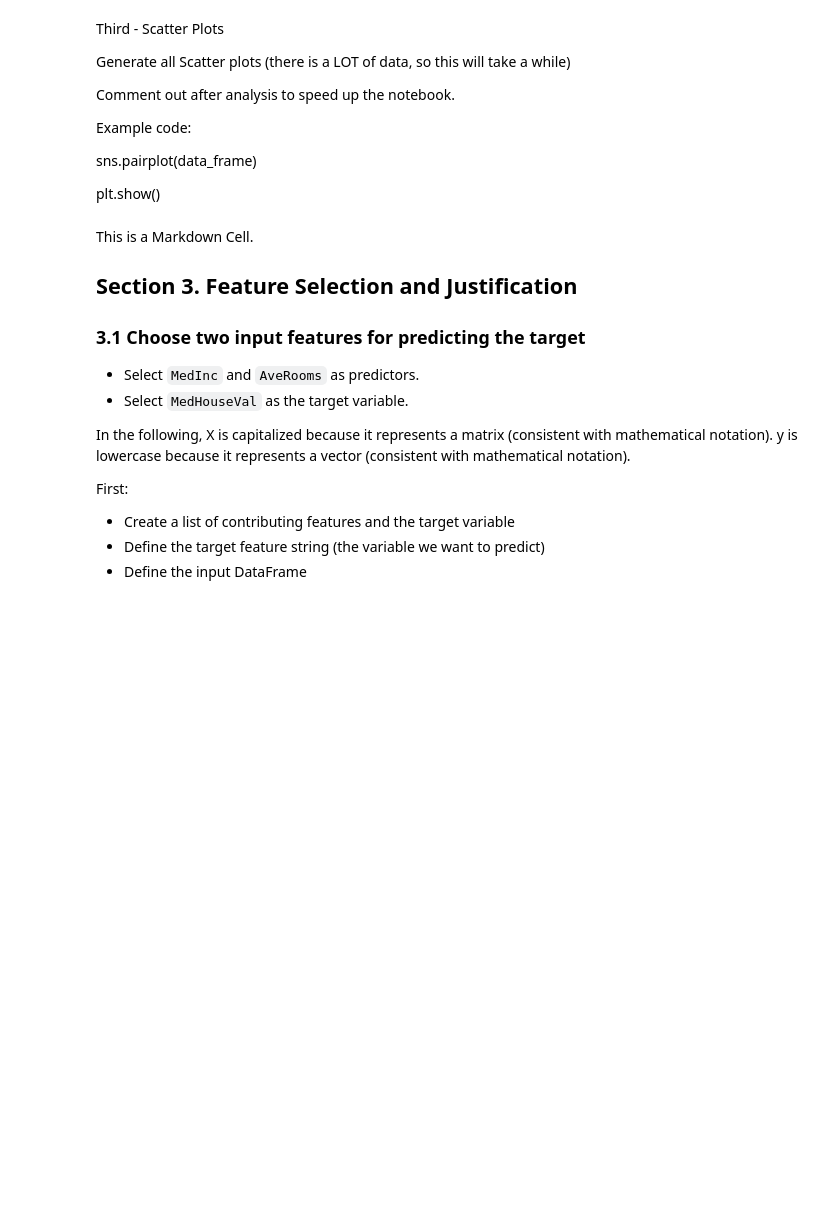
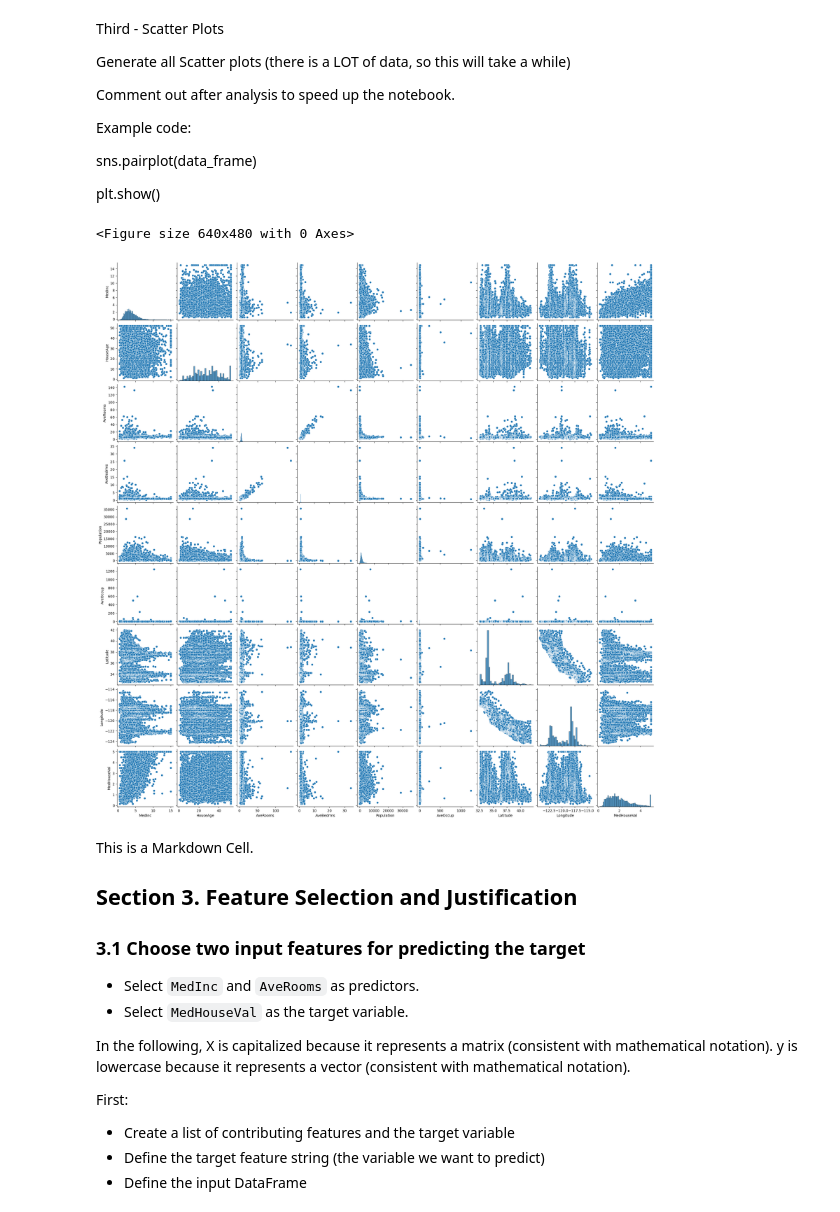
Before and after one commit to Mhamedben/applied-ml-mhamed, a Jupyter notebook: lab01/ml01.ipynb, the cells around one changed output. Drawn from its saved outputs; the diff is of its cells as text; code cells hidden in the pictures; blank space fills up the shorter version.

```diff
--- a/lab01/ml01.ipynb
+++ b/lab01/ml01.ipynb
@@ -178,3 +245,10 @@ plt.show()
+# %%
+plt.suptitle("Third - Scatter Plots", fontsize=14)
+sns.pairplot(data_frame)
+plt.show()
+# %% [output]
+<Figure size 640x480 with 0 Axes>
+[figure, added]
 # %% [markdown]
 This is a Markdown Cell.
 
```
Also changed, not shown: parts of 23 cells of this notebook.
